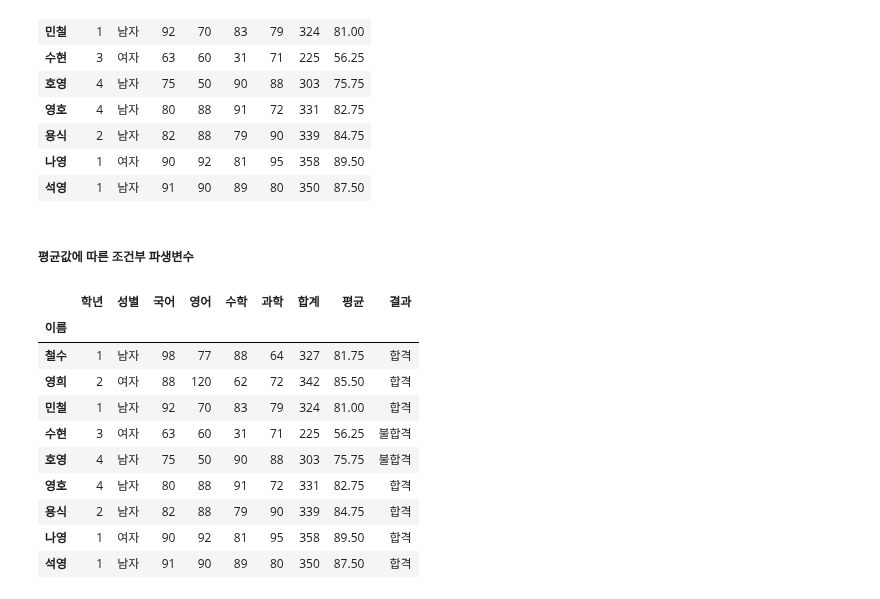
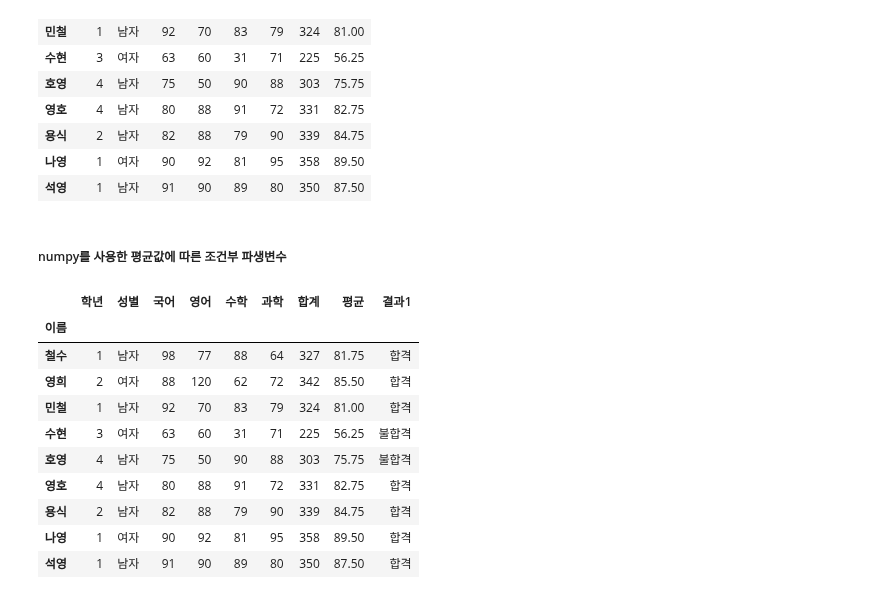
Before and after one commit to hyk2202/megait, a Jupyter notebook: megait/D. 탐색적 데이터 분석/03. 데이터 전처리/05_파생변수.ipynb, the cells around one changed output. Drawn from its saved outputs; the diff is of its cells as text; code cells hidden in the pictures.

```diff
--- a/megait/D. 탐색적 데이터 분석/03. 데이터 전처리/05_파생변수.ipynb
+++ b/megait/D. 탐색적 데이터 분석/03. 데이터 전처리/05_파생변수.ipynb
@@ -12,7 +12,7 @@ import numpy as np
 # %% [markdown]
 ### [2] 데이터 가져오기
 # %%
-origin = read_excel("https://data.hossam.kr/pydata/grade.xlsx", index_col="이름")
+origin = read_excel("./res/grade.xlsx", index_col="이름")
 origin
 # %% [output]
 |  | 학년 | 성별 | 국어 | 영어 | 수학 | 과학 |
@@ -191,13 +191,13 @@ df4
 | 나영 | 1 | 여자 | 90 | 92 | 81 | 95 | 358 | 89.50 |
 | 석영 | 1 | 남자 | 91 | 90 | 89 | 80 | 350 | 87.50 |
 # %% [markdown]
-##### 평균값에 따른 조건부 파생변수
+##### numpy를 사용한 평균값에 따른 조건부 파생변수
 # %%
-#                          조건             if      else
-df4['결과'] = np.where(df4['평균'] >= 80, '합격', '불합격')
+#                          조건           True    False
+df4['결과1'] = np.where(df4['평균'] >= 80, '합격', '불합격')
 df4
 # %% [output]
-|  | 학년 | 성별 | 국어 | 영어 | 수학 | 과학 | 합계 | 평균 | 결과 |
+|  | 학년 | 성별 | 국어 | 영어 | 수학 | 과학 | 합계 | 평균 | 결과1 |
 | 이름 |  |  |  |  |  |  |  |  |  |
 | 철수 | 1 | 남자 | 98 | 77 | 88 | 64 | 327 | 81.75 | 합격 |
 | 영희 | 2 | 여자 | 88 | 120 | 62 | 72 | 342 | 85.50 | 합격 |
```
Also changed, not shown: parts of 11 cells of this notebook.
